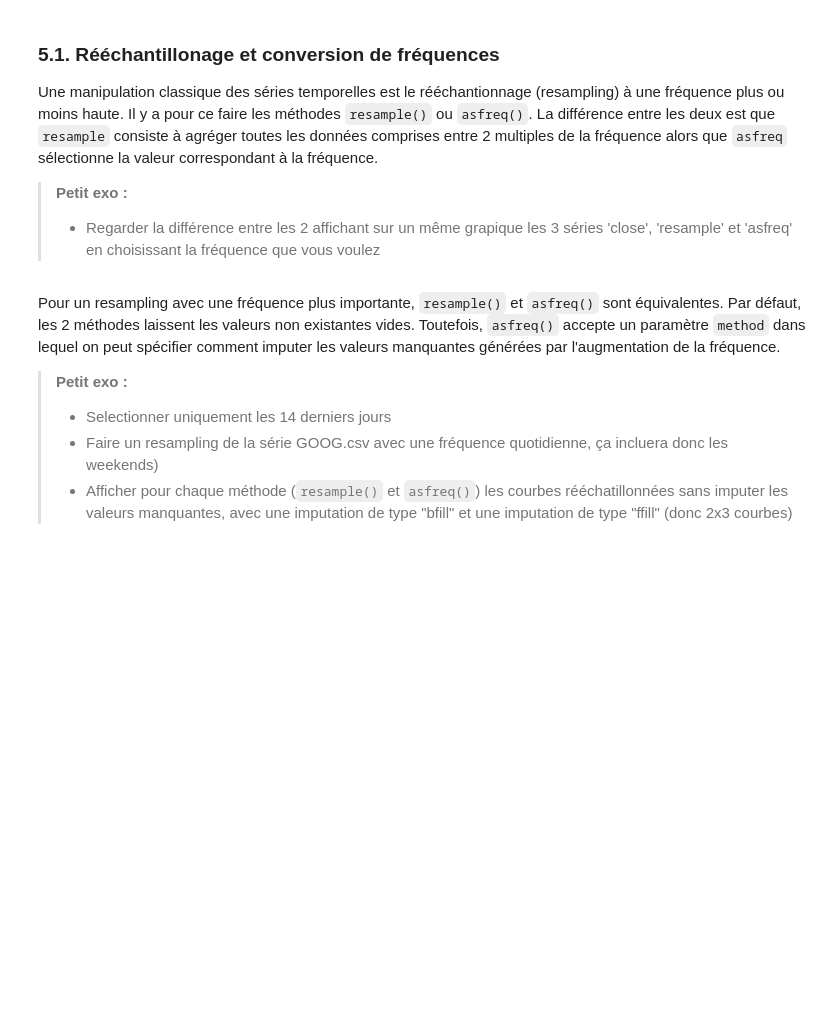
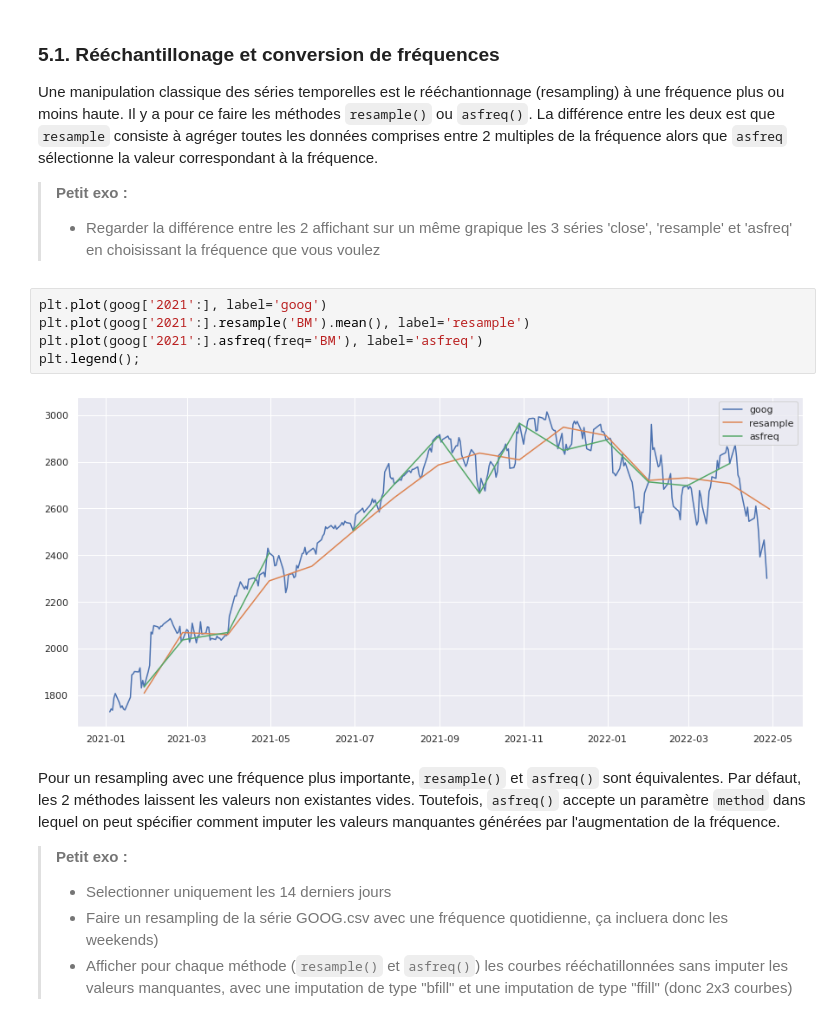
Before and after one commit to louiskuhn/IA-P2-Euskadi, a Jupyter notebook: Ressources/Machine Learning/Séries Temporelles/1. SeriesTemp_Intro.ipynb, the cells around one changed output. Drawn from its saved outputs; the diff is of its cells as text; blank space fills up the shorter version.

```diff
--- a/Ressources/Machine Learning/Séries Temporelles/1. SeriesTemp_Intro.ipynb
+++ b/Ressources/Machine Learning/Séries Temporelles/1. SeriesTemp_Intro.ipynb
@@ -395,6 +436,13 @@ Une manipulation classique des séries temporelles est le rééchantionnage (res
 
 > **Petit exo :**
 >- Regarder la différence entre les 2 affichant sur un même grapique les 3 séries 'close', 'resample' et 'asfreq' en choisissant la fréquence que vous voulez
+# %%
+plt.plot(goog['2021':], label='goog')
+plt.plot(goog['2021':].resample('BM').mean(), label='resample')
+plt.plot(goog['2021':].asfreq(freq='BM'), label='asfreq')
+plt.legend();
+# %% [output]
+[figure, added]
 # %% [markdown]
 Pour un resampling avec une fréquence plus importante, `resample()` et `asfreq()` sont équivalentes. Par défaut, les 2 méthodes laissent les valeurs non existantes vides. Toutefois, `asfreq()` accepte un paramètre `method` dans lequel on peut spécifier comment imputer les valeurs manquantes générées par l'augmentation de la fréquence.
 
```
Also changed, not shown: parts of 34 cells of this notebook.
